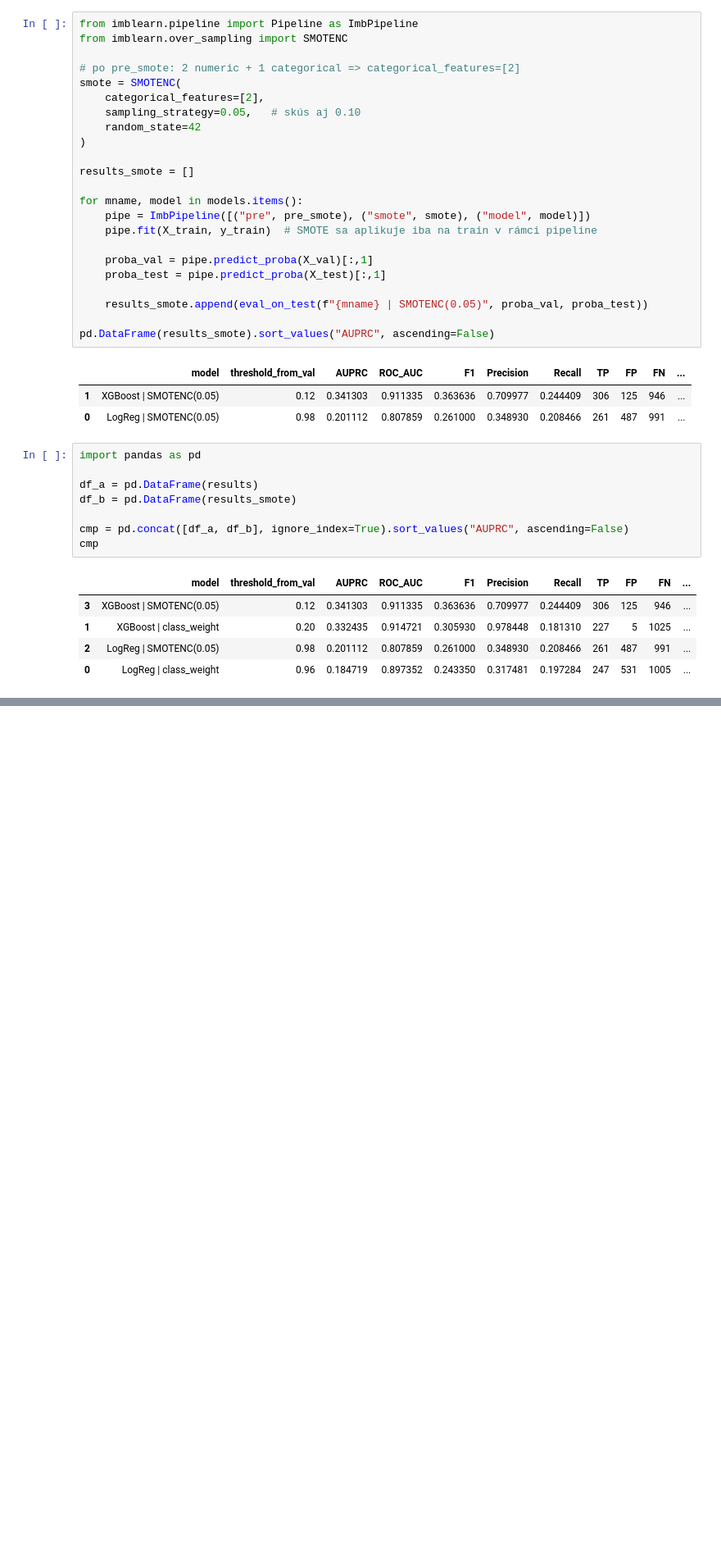
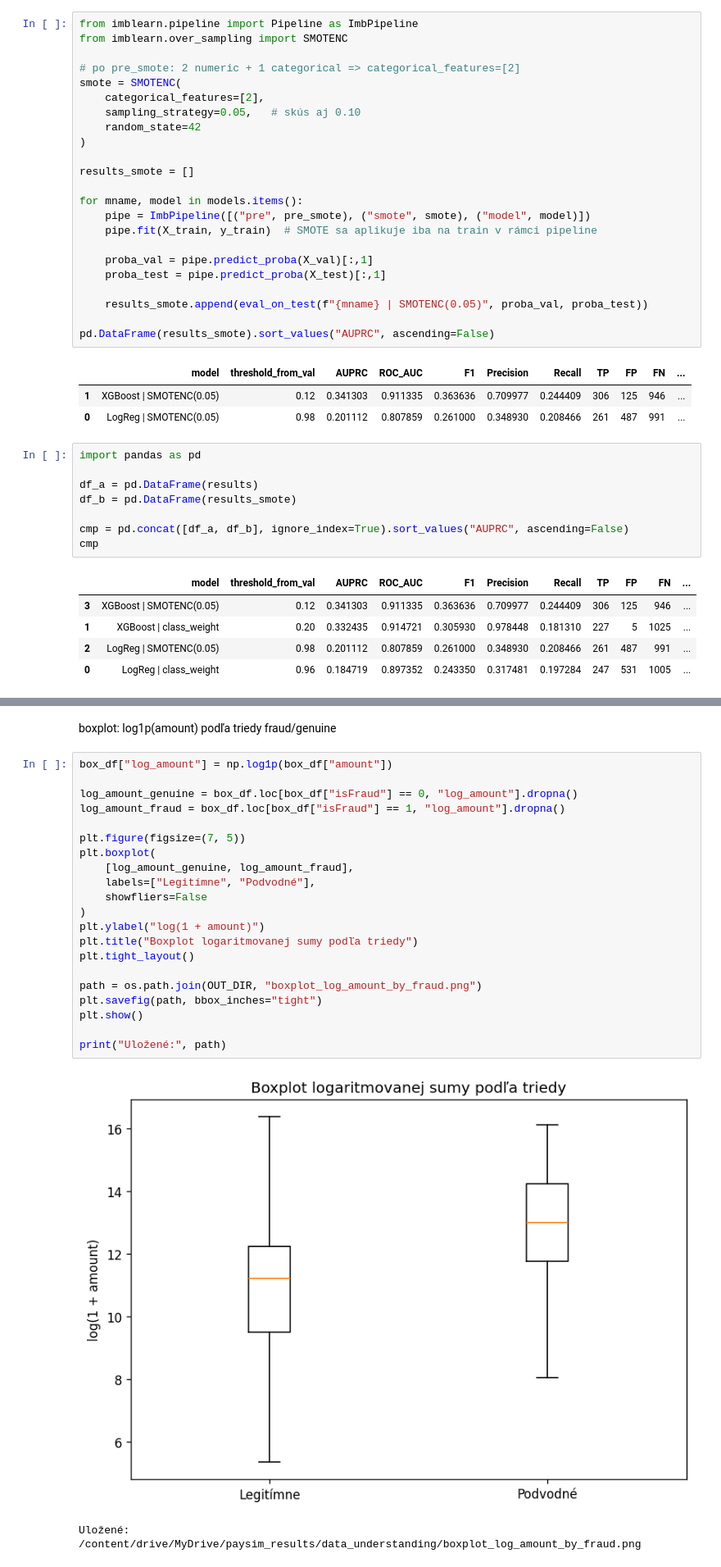
Before and after one commit to kkuichi/ah249ki, a Jupyter notebook: Experiment_anton.ipynb, the cells around one changed output, grey strips where cells are left out. Shown at 82% size. Saved outputs shown, nothing was run; the diff lists cells and outputs as text; blank space fills up the shorter version.

```diff
--- a/Experiment_anton.ipynb
+++ b/Experiment_anton.ipynb
@@ -1461,0 +1627,26 @@ cmp
+# %% [markdown]
+boxplot: log1p(amount) podľa triedy fraud/genuine
+# %%
+box_df["log_amount"] = np.log1p(box_df["amount"])
+
+log_amount_genuine = box_df.loc[box_df["isFraud"] == 0, "log_amount"].dropna()
+log_amount_fraud = box_df.loc[box_df["isFraud"] == 1, "log_amount"].dropna()
+
+plt.figure(figsize=(7, 5))
+plt.boxplot(
+    [log_amount_genuine, log_amount_fraud],
+    labels=["Legitímne", "Podvodné"],
+    showfliers=False
+)
+plt.ylabel("log(1 + amount)")
+plt.title("Boxplot logaritmovanej sumy podľa triedy")
+plt.tight_layout()
+
+path = os.path.join(OUT_DIR, "boxplot_log_amount_by_fraud.png")
+plt.savefig(path, bbox_inches="tight")
+plt.show()
+
+print("Uložené:", path)
+# %% [output]
+[figure, added]
+Uložené: /content/drive/MyDrive/paysim_results/data_understanding/boxplot_log_amount_by_fraud.png
```
Also changed, not shown: parts of 16 cells of this notebook.
